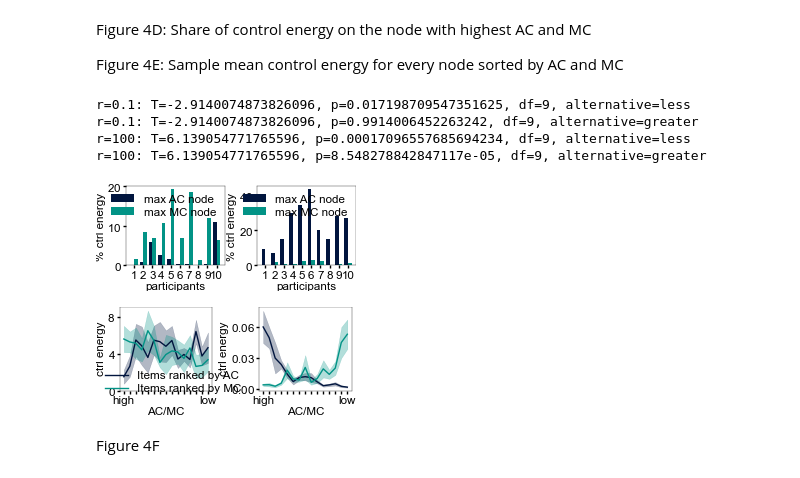
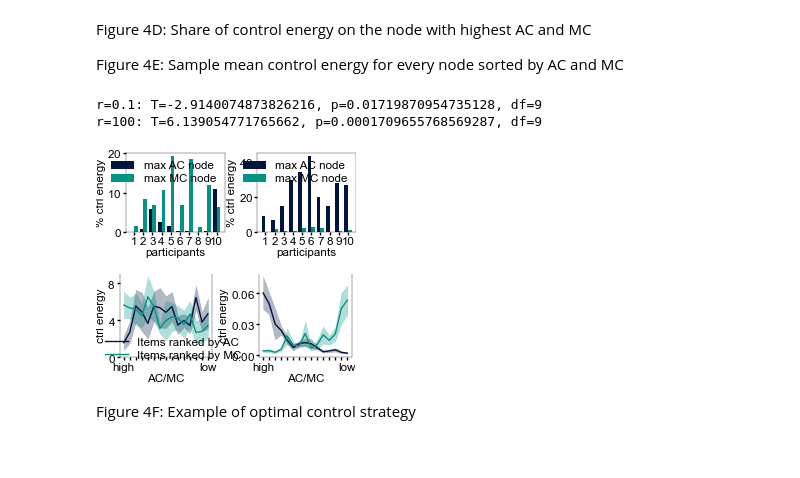
Before and after one commit to antonH22/control_theory_for_emi, a Jupyter notebook: paper_figure4.ipynb, the cells around one changed output. Saved outputs shown, nothing was run; the diff lists cells and outputs as text; code cells hidden in the pictures.

```diff
--- a/paper_figure4.ipynb
+++ b/paper_figure4.ipynb
@@ -11,7 +11,7 @@ from ctrl import utils
 from tqdm import tqdm
 import custom_rcparams_paper as crc
 
-data = utils.load_data(3)
+data = utils.load_data()
 N = len(data)
 n_feat = data[0]['X'].shape[1]
 
@@ -69,19 +69,9 @@ ax.set_ylim((-0.5, 1))
 ax.set_yticks((-0.4, 0, 0.4, 0.8))
 ax.set_yticklabels((r'$-$.4', r'.0', r'.4', r'.8'))
 
-# ax2 = ax.twinx()
-# line_e, = ax2.plot(r_space, mean_energy, color=crc.colors.energy)
-# handles.append(line_e)
-# ax2.fill_between(r_space, mean_energy-sem_energy, mean_energy+sem_energy, color=crc.colors.energy, alpha=0.3)
-# ax2.set_ylabel('energy')
-# ax2.set_ylim((-1, 80))
-# ax2.set_yticks((0, 30, 60))
-
 fig.legend((line_ac, line_mc), legend_labels)
 
-fig.savefig('figures/paper/figure4A.png')
-fig.savefig('figures/paper/figure4A.svg')
-plt.show()
+fig.savefig('figures/figure4A.png')
 # %% [output]
 Consider mio5.varmats_from_mat to split file into single variable files
   matfile_dict = MR.get_variables(variable_names)
@@ -98,7 +87,7 @@ from ctrl.discrete_optimal_control2 import LQR
 from ctrl import utils
 import custom_rcparams_paper as crc
 
-data = utils.load_data(3)
+data = utils.load_data()
 N = len(data)
 n_feat = data[0]['X'].shape[1]
 r_space = np.logspace(-1, 2, 50)
@@ -148,10 +137,5 @@ ax.set_xlabel(r'$\rho$')
 empty_line, = ax.plot([0,0],[0,0],linestyle='none',marker='none')
 fig.legend((line_t, line_e, empty_line), ['trajectory loss', 'control energy', '(dashed=empirical)'])
 
-plt.savefig('figures/paper/figure4B.png')
-plt.savefig('figures/paper/figure4B.svg')
-plt.show()
-
-print(emp_traj_losses.mean(), stats.sem(emp_traj_losses))
-print(emp_ctrl_energies.mean(), stats.sem(emp_ctrl_energies))
+plt.savefig('figures/figure4B.png')
 # %% [output]
@@ -173,7 +153,7 @@ participants = [5]
 
 for p in participants:
 
-    data = utils.load_data(3)[p]
+    data = utils.load_data()[p]
     A = data['A']
     X = data['X']
     features = data['Xlabs']
@@ -206,9 +186,7 @@ for p in participants:
                    f'{features[order_mc[-1]]}'])
     axes[0].set_yticks([0,8,16])
     axes[1].set_yticks([0,0.2,0.4])
-    fig.savefig(f'figures/paper/figure4C_participant_{p}.png')
-    fig.savefig(f'figures/paper/figure4C_participant_{p}.svg')
-    plt.show()
+    fig.savefig(f'figures/figure4C_participant_{p+1}.png')
 # %% [output]
 [figure]
 # %% [markdown]
@@ -224,7 +202,7 @@ from ctrl import utils
 
 import custom_rcparams_paper as crc
 
-data = utils.load_data(3)
+data = utils.load_data()
 N = len(data)
 n_feat = data[0]['X'].shape[1]
 
@@ -269,56 +247,48 @@ for r, title, ax in zip(range(len(r_space)),
         percent_ctrl_energy_highest[1, j] = ctrl_energies[r, j, highest_mc[j]] / ctrl_energies[r,j].sum() * 100
     utils.bars(percent_ctrl_energy_highest, ax=ax, color=[crc.colors.ac, crc.colors.mc])
     ax.legend(['max AC node', 'max MC node'])
-    # ax.set_title(title)
     ax.set_xlabel('participants')
     ax.set_xticks(range(N))
     ax.set_xticklabels(np.arange(N)+1)
     ax.set_ylabel(r'% ctrl energy')
     ttest = stats.ttest_rel(percent_ctrl_energy_highest[0], percent_ctrl_energy_highest[1], alternative='two-sided')
-    print(f'r={r_space[r]}: T={ttest.statistic}, p={ttest.pvalue}, df={ttest.df}, alternative=less')
-    ttest = stats.ttest_rel(percent_ctrl_energy_highest[0], percent_ctrl_energy_highest[1], alternative='greater')
-    print(f'r={r_space[r]}: T={ttest.statistic}, p={ttest.pvalue}, df={ttest.df}, alternative=greater')
+    print(f'r={r_space[r]}: T={ttest.statistic}, p={ttest.pvalue}, df={ttest.df}')
 fig.tight_layout()
-plt.savefig('figures/paper/figure4D.png')
-plt.savefig('figures/paper/figure4D.svg')
+plt.savefig('figures/figure4D.png')
 plt.show()
 
 fig, axes = plt.subplots(1,2, figsize=(2.6,1.1), layout='none')
 AC_order = np.argsort(ac, axis=1)[:,::-1]
 MC_order = np.argsort(mc, axis=1)[:,::-1]
 for r, title, ax in zip(range(len(r_space)),
                         [rf'Low ctrl constraint ($\rho={r_space[0]}$)',
                         fr'High ctrl constraint ($\rho={r_space[1]}$)'],
                         axes):
     meanwrtAC = np.take_along_axis(ctrl_energies[r], AC_order, axis=1).mean(axis=0)
     semwrtAC = stats.sem(np.take_along_axis(ctrl_energies[r], AC_order, axis=1), axis=0)
     meanwrtMC = np.take_along_axis(ctrl_energies[r], MC_order, axis=1).mean(axis=0)
     semwrtMC = stats.sem(np.take_along_axis(ctrl_energies[r], MC_order, axis=1), axis=0)
     line1, = ax.plot(range(n_feat), meanwrtAC, color=crc.colors.ac)
     ax.fill_between(range(n_feat), meanwrtAC - semwrtAC, meanwrtAC + semwrtAC, color=crc.colors.ac, alpha=0.3)
     line2, = ax.plot(range(n_feat), meanwrtMC, color=crc.colors.mc)
     ax.fill_between(range(n_feat), meanwrtMC - semwrtMC, meanwrtMC + semwrtMC, color=crc.colors.mc, alpha=0.3)
     ax.set_xticks(range(n_feat))
     ax.set_xticklabels(['high']+['']*(n_feat-2)+['low'])
     ax.set_ylabel('ctrl energy')
     ax.set_xlabel('AC/MC')
     # ax.set_title(title)
 axes[0].set_yticks([0,4,8])
 axes[1].set_yticks([0,0.03,0.06])
 fig.legend([line1, line2], ['Items ranked by AC','Items ranked by MC'], loc='upper left', bbox_to_anchor=[0,0.5])
 fig.tight_layout()
-plt.savefig('figures/paper/figure4E.png')
-plt.savefig('figures/paper/figure4E.svg')
-plt.show()
+plt.savefig('figures/figure4E.png')
 # %% [output]
-r=0.1: T=-2.9140074873826096, p=0.017198709547351625, df=9, alternative=less
-r=0.1: T=-2.9140074873826096, p=0.9914006452263242, df=9, alternative=greater
-r=100: T=6.139054771765596, p=0.00017096557685694234, df=9, alternative=less
-r=100: T=6.139054771765596, p=8.548278842847117e-05, df=9, alternative=greater
+r=0.1: T=-2.9140074873826216, p=0.01719870954735128, df=9
+r=100: T=6.139054771765662, p=0.0001709655768569287, df=9
-[figure, old version]
+[figure, new version]
-[figure, old version]
+[figure, new version]
-# %% [markdown]
-Figure 4F
+# %% [markdown]
+Figure 4F: Example of optimal control strategy
 # %%
 import matplotlib.pyplot as plt
 import matplotlib as mpl
```
Also changed, not shown: parts of 5 cells of this notebook, 3 other files.
